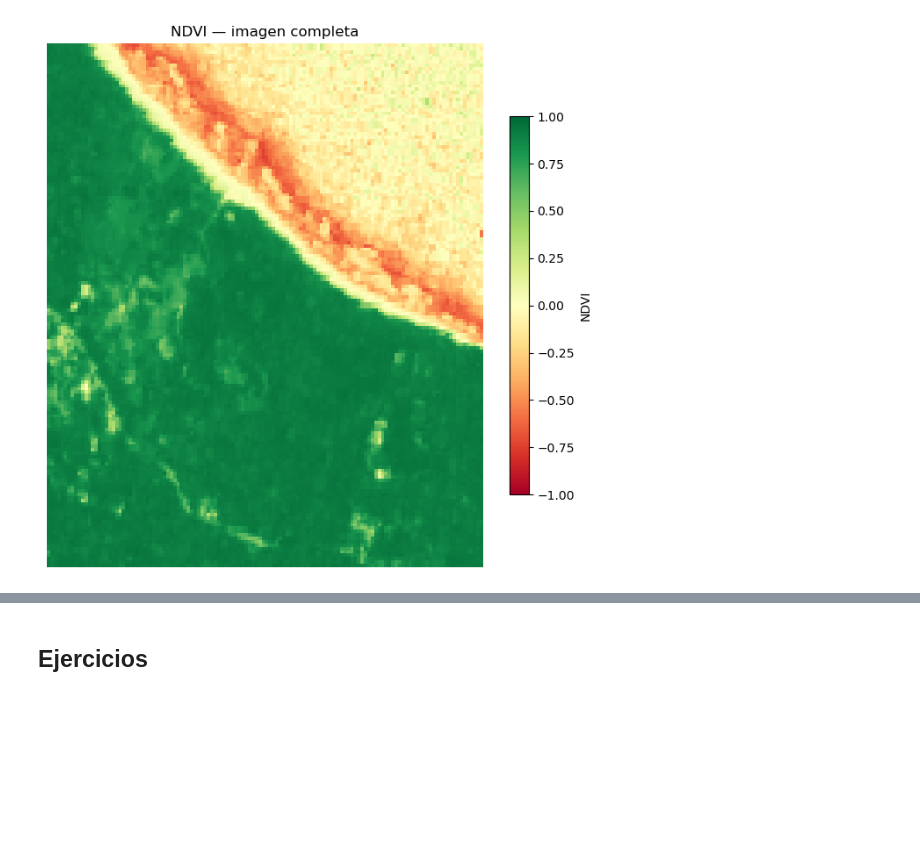
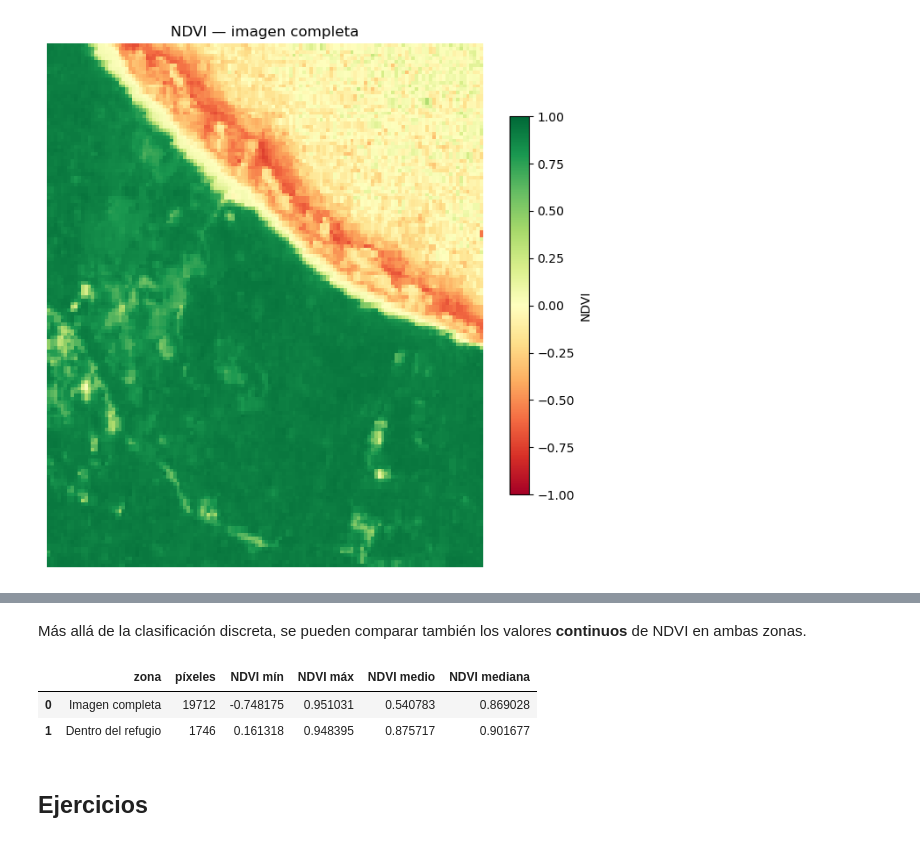
Before and after one commit to tpb708-programacionsig/2026-i, a Jupyter notebook: contenidos/iv-procesamiento-datos-geoespaciales/07-ejemplo-analisis-ndvi-gandoca.ipynb, the cells around one changed output, grey strips where cells are left out. Saved outputs shown, nothing was run; the diff lists cells and outputs as text; code cells hidden in the pictures; blank space fills up the shorter version.

```diff
--- a/contenidos/iv-procesamiento-datos-geoespaciales/07-ejemplo-analisis-ndvi-gandoca.ipynb
+++ b/contenidos/iv-procesamiento-datos-geoespaciales/07-ejemplo-analisis-ndvi-gandoca.ipynb
@@ -329,3 +331,21 @@ resumen
+# %% [markdown]
+Más allá de la clasificación discreta, se pueden comparar también los valores **continuos** de NDVI en ambas zonas.
+# %%
+stats_ndvi = pd.DataFrame({
+    'zona': ['Imagen completa', 'Dentro del refugio'],
+    'píxeles': [ndvi.size, int(dentro_refugio.sum())],
+    'NDVI mín': [np.nanmin(ndvi), np.nanmin(ndvi[dentro_refugio])],
+    'NDVI máx': [np.nanmax(ndvi), np.nanmax(ndvi[dentro_refugio])],
+    'NDVI medio': [np.nanmean(ndvi), np.nanmean(ndvi[dentro_refugio])],
+    'NDVI mediana': [
+        np.nanmedian(ndvi), np.nanmedian(ndvi[dentro_refugio])
+    ],
+})
+stats_ndvi
+# %% [output]
+|  | zona | píxeles | NDVI mín | NDVI máx | NDVI medio | NDVI mediana |
+| 0 | Imagen completa | 19712 | -0.748175 | 0.951031 | 0.540783 | 0.869028 |
+| 1 | Dentro del refugio | 1746 | 0.161318 | 0.948395 | 0.875717 | 0.901677 |
 # %% [markdown]
 ## Ejercicios
 # %% [markdown]
```
Also changed, not shown: parts of 17 cells of this notebook.
